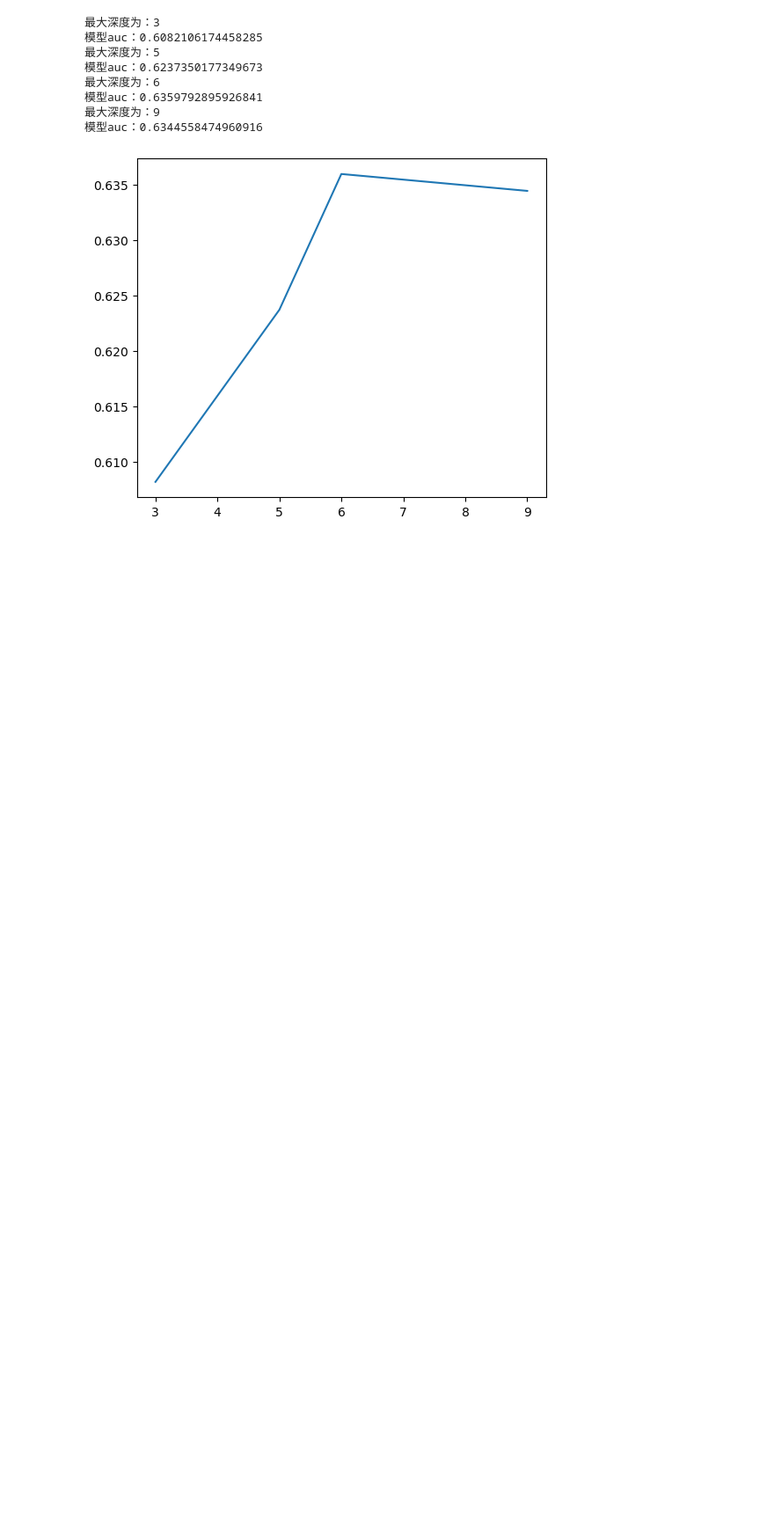
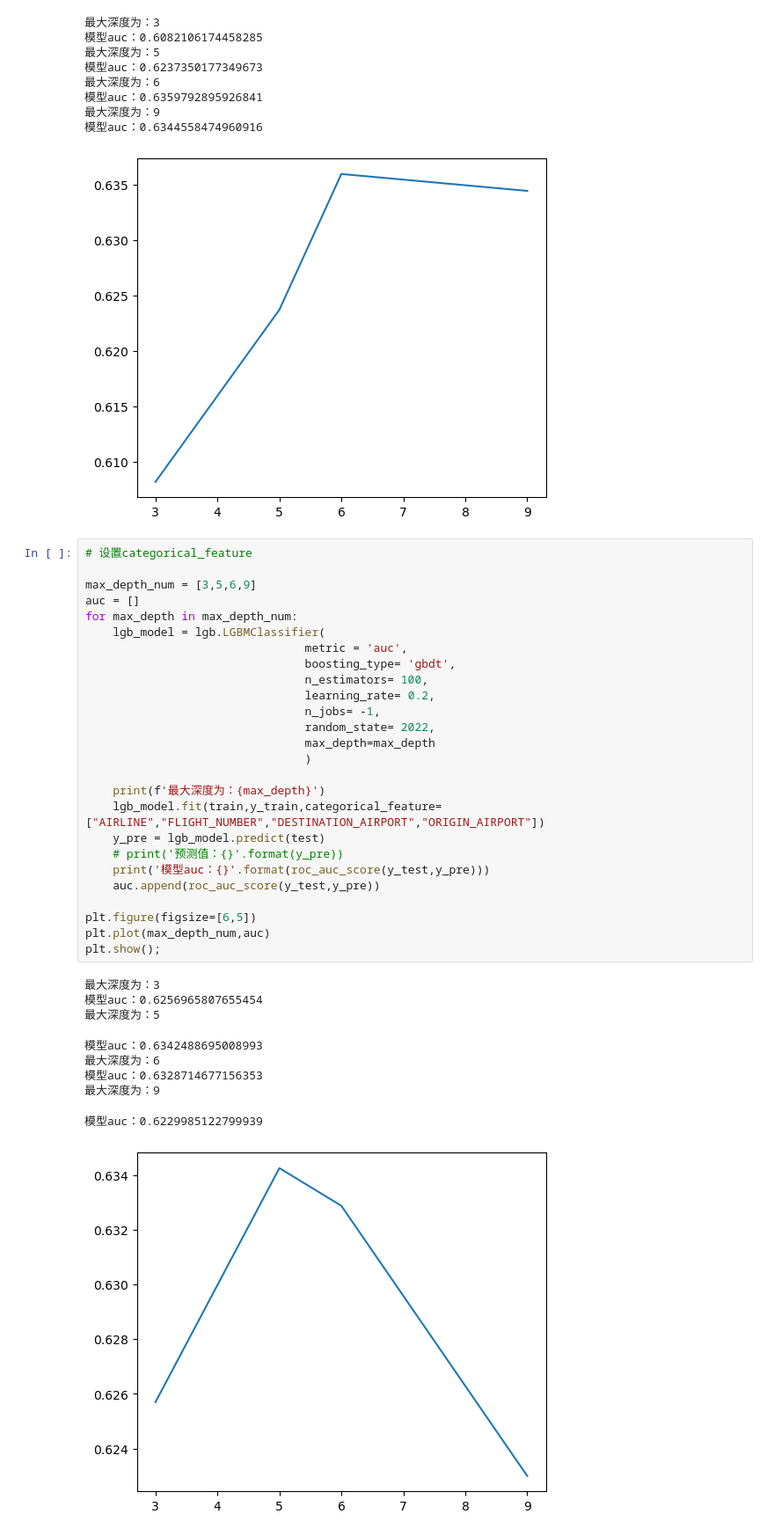
Before and after one commit to xihuishawpy/coggle_11month, a Jupyter notebook: 2022-01~02/LightGBM实战/LightGBM.ipynb, the cells around one changed output. Shown at 88% size. Saved outputs shown, nothing was run; the diff lists cells and outputs as text; blank space fills up the shorter version.

```diff
--- a/2022-01~02/LightGBM实战/LightGBM.ipynb
+++ b/2022-01~02/LightGBM实战/LightGBM.ipynb
@@ -647,3 +647,39 @@ plt.show();
 最大深度为：9
 模型auc：0.6344558474960916
 [figure]
+# %%
+# 设置categorical_feature
+
+max_depth_num = [3,5,6,9]
+auc = []
+for max_depth in max_depth_num:
+    lgb_model = lgb.LGBMClassifier(
+                                metric = 'auc',
+                                boosting_type= 'gbdt',
+                                n_estimators= 100,
+                                learning_rate= 0.2,
+                                n_jobs= -1,
+                                random_state= 2022,
+                                max_depth=max_depth
+                                )
+
+    print(f'最大深度为：{max_depth}')
+    lgb_model.fit(train,y_train,categorical_feature=["AIRLINE","FLIGHT_NUMBER","DESTINATION_AIRPORT","ORIGIN_AIRPORT"])
+    y_pre = lgb_model.predict(test)
+    # print('预测值：{}'.format(y_pre))
+    print('模型auc：{}'.format(roc_auc_score(y_test,y_pre)))
+    auc.append(roc_auc_score(y_test,y_pre))
+
+plt.figure(figsize=[6,5])
+plt.plot(max_depth_num,auc)
+plt.show();
+# %% [output]
+最大深度为：3
+模型auc：0.6256965807655454
+最大深度为：5
+模型auc：0.6342488695008993
+最大深度为：6
+模型auc：0.6328714677156353
+最大深度为：9
+模型auc：0.6229985122799939
+[figure, added]
```
